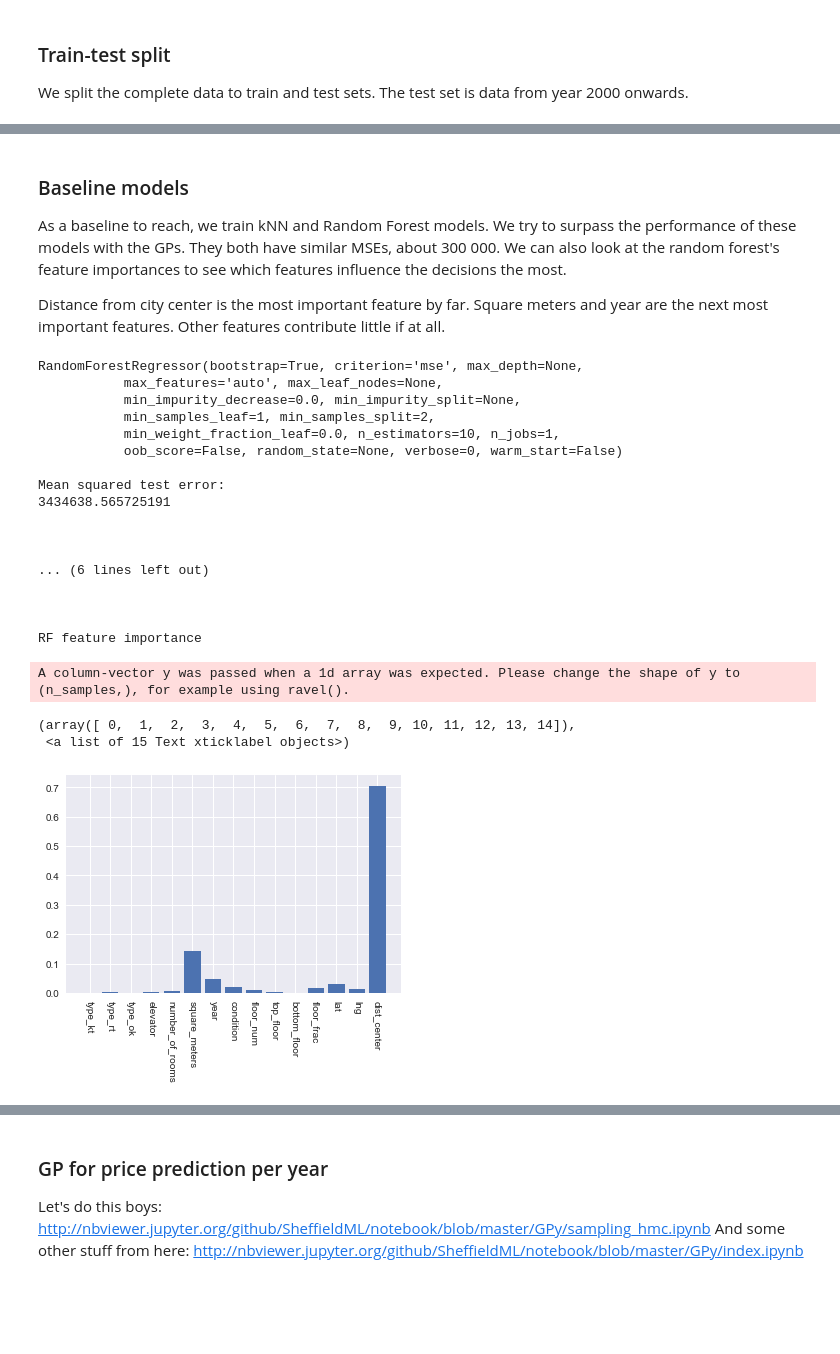
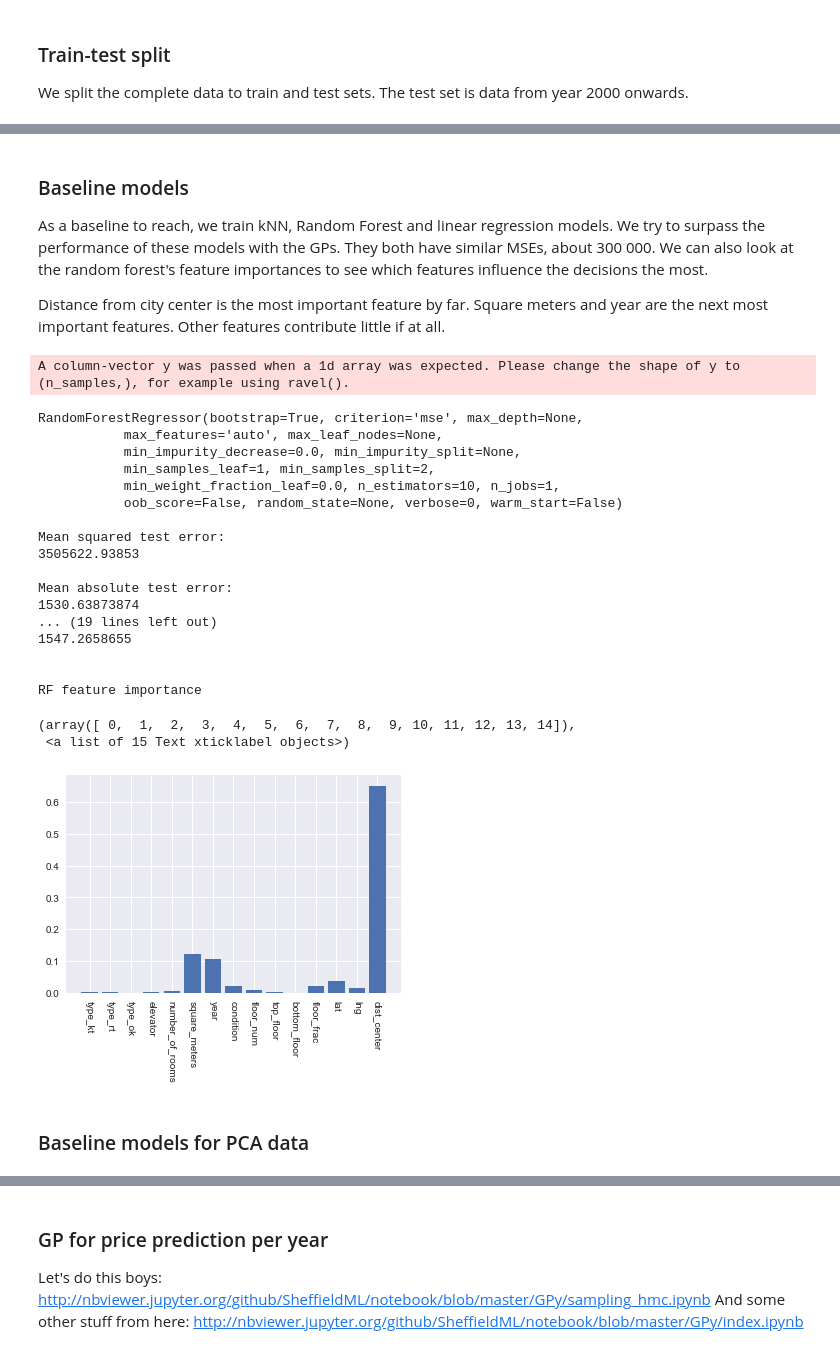
Before and after one commit to kaleaht/house-prices, a Jupyter notebook: sexy_book.ipynb, the cells around one changed output, grey strips where cells are left out. Cells and saved outputs as stored; diff of their text form; code cells hidden in the pictures; blank space fills up the shorter version.

```diff
--- a/sexy_book.ipynb
+++ b/sexy_book.ipynb
@@ -39,11 +37,14 @@ print(len(data_raw))
 data_raw = data_raw[data_raw.number_of_rooms != ' ']
 data_raw = data_raw[data_raw.dist_center < 100]
 
+
 print(data_raw.isnull().sum())
 # Energy class has 1105 na:s, the rest of the columns only a few. We drop the energy class column completely.
 
 # Drop unnecessary columns, they are still in data_raw if needed later
-data = data_raw.drop(columns=['neighborhood', 'rooms', 'energy_class'])
+data_with_neighborhood = data_raw.drop(columns=['rooms', 'energy_class'])
+data_with_neighborhood = data_with_neighborhood.dropna()
+data = data_with_neighborhood.drop(columns=['neighborhood'])
 data = data.dropna()
 print(len(data))
 data.head(5)
@@ -305,12 +353,15 @@ def model_information(model, x_test=None, y_test=None, plot_test_data = False):
 ### Train-test split
 We split the complete data to train and test sets. The test set is data from year 2000 onwards.
 # %%
+from sklearn.model_selection import train_test_split
 # Split data to train and test sets
 # Predict house prices after 2017
 cutoff_year = 2000
 
 train_data = data[data.year < cutoff_year]
 test_data = data[data.year >= cutoff_year]
+train_data, test_data = train_test_split(data, test_size=0.20, random_state=42)
+
 
 print('Train and test set sizes:')
 print(len(train_data), len(test_data))
@@ -319,0 +373,17 @@ Train and test set sizes:
+# %%
+train_neigh, test_neigh = train_test_split(data_with_neighborhood, test_size=0.33, random_state=42)
+
+train_neigh = train_neigh[['neighborhood','price_per_square_meter']].groupby('neighborhood').mean()
+res_neigh = neigh_test.join(train_neigh, lsuffix='', rsuffix='_pred', on='neighborhood')
+
+predictions = res_neigh['price_per_square_meter_pred']
+Y_test_b = res_neigh['price_per_square_meter']
+
+mean_test_error = np.mean((Y_test_b-predictions)**2)
+mean_abs_test_error = np.mean(abs((Y_test_b - predictions)))
+print('\nMean squared test error:')
+print(mean_test_error)
+print('\nMean absolute test error:')
+print(mean_abs_test_error)
+print('\n')
+res_neigh[['neighborhood','price_per_square_meter','price_per_square_meter_pred']].head(5)
@@ -320,57 +402,63 @@ Train and test set sizes:
 # %% [markdown]
 ### Baseline models
 
-As a baseline to reach, we train kNN and Random Forest models. We try to surpass the performance of these models with the GPs.
+As a baseline to reach, we train kNN, Random Forest and linear regression models. We try to surpass the performance of these models with the GPs.
 They both have similar MSEs, about 300 000. We can also look at the random forest's feature importances to see which features influence the decisions the most.
 
 Distance from city center is the most important feature by far. Square meters and year are the next most important features. Other features contribute little if at all.
 # %%
 from sklearn.neighbors import KNeighborsRegressor
 from sklearn.ensemble import RandomForestRegressor
+from sklearn.linear_model import LinearRegression
 
 X_train_b = train_data.drop(columns=['price', 'price_per_square_meter'])
 Y_train_b = np.array(train_data['price_per_square_meter'])[:, None]
 
 X_test_b = test_data.drop(columns=['price', 'price_per_square_meter'])
 Y_test_b = np.array(test_data['price_per_square_meter'])[:, None]
 
 rf = RandomForestRegressor()
 kn = KNeighborsRegressor()
+ln = LinearRegression()
 
-rf.fit(X_train_b, Y_train_b)
-kn.fit(X_train_b, Y_train_b)
 
-for model in [rf, kn]:
+for model in [rf, kn, ln]:
+    model.fit(X_train_b, Y_train_b)
     print(model)
     predictions = model.predict(X_test_b)[0]
     mean_test_error = np.mean((predictions - Y_test_b)**2)
+    mean_abs_test_error = np.mean(abs((predictions - Y_test_b)))
     print('\nMean squared test error:')
     print(mean_test_error)
-    print('\n\n')
+    print('\nMean absolute test error:')
+    print(mean_abs_test_error)
+    print('\n')
 
 print('RF feature importance')
 
 plt.bar(range(0,15), rf.feature_importances_, tick_label = X_train_b.columns)
 plt.xticks(rotation=-90)
 # %% [output]
-RandomForestRegressor(bootstrap=True, criterion='mse', max_depth=None,
-           max_features='auto', max_leaf_nodes=None,
-           min_impurity_decrease=0.0, min_impurity_split=None,
-           min_samples_leaf=1, min_samples_split=2,
-           min_weight_fraction_leaf=0.0, n_estimators=10, n_jobs=1,
-           oob_score=False, random_state=None, verbose=0, warm_start=False)
-
-Mean squared test error:
-3434638.565725191
-
-
-
-... (6 lines left out)
-
-
-
-RF feature importance
+A column-vector y was passed when a 1d array was expected. Please change the shape of y to (n_samples,), for example using ravel().
-A column-vector y was passed when a 1d array was expected. Please change the shape of y to (n_samples,), for example using ravel().
+RandomForestRegressor(bootstrap=True, criterion='mse', max_depth=None,
+           max_features='auto', max_leaf_nodes=None,
+           min_impurity_decrease=0.0, min_impurity_split=None,
+           min_samples_leaf=1, min_samples_split=2,
+           min_weight_fraction_leaf=0.0, n_estimators=10, n_jobs=1,
+           oob_score=False, random_state=None, verbose=0, warm_start=False)
+
+Mean squared test error:
+3505622.93853
+
+Mean absolute test error:
+1530.63873874
+... (19 lines left out)
+1547.2658655
+
+
+RF feature importance
 (array([ 0,  1,  2,  3,  4,  5,  6,  7,  8,  9, 10, 11, 12, 13, 14]),
  <a list of 15 Text xticklabel objects>)
-[figure, old version]
+[figure, new version]
+# %% [markdown]
+### Baseline models for PCA data
```
Also changed, not shown: parts of 14 cells of this notebook.
